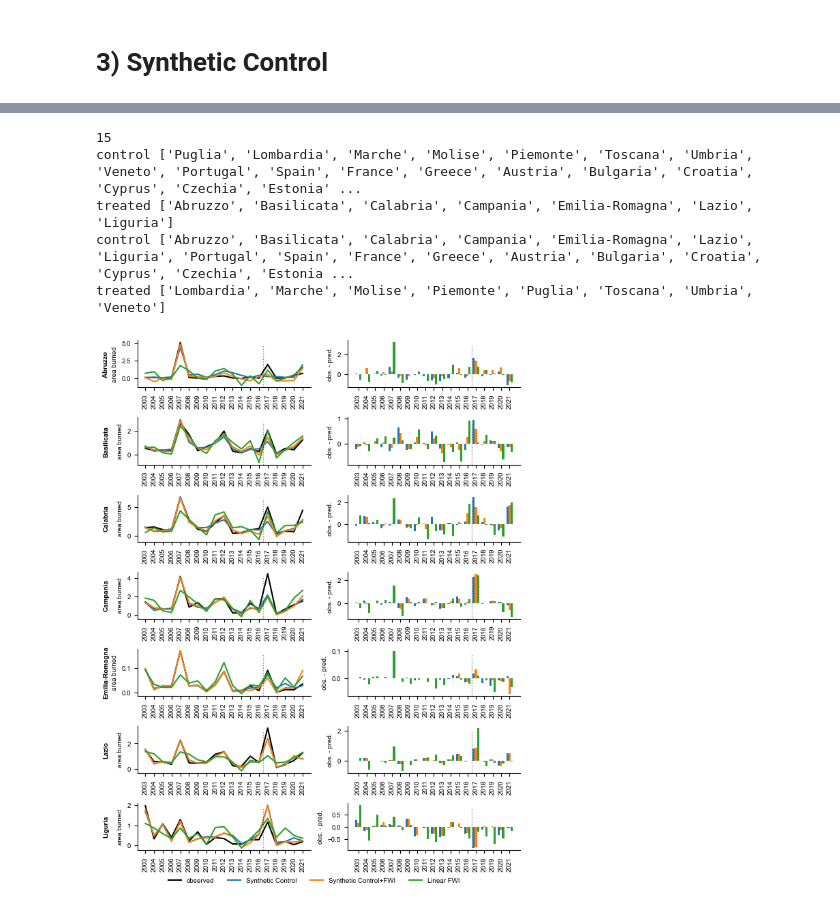
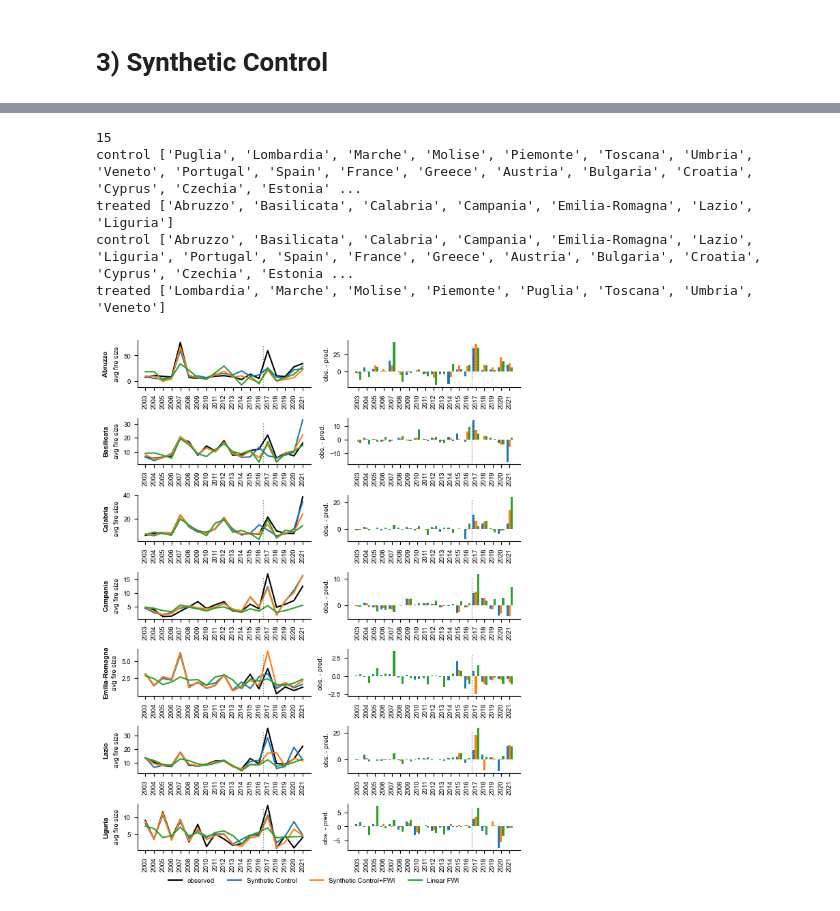
Before and after one commit to kirschnj/wildfire-synthetic-control, a Jupyter notebook: Wildfire Synthetic Control.ipynb, the cells around one changed output, grey strips where cells are left out. Cells and saved outputs as stored; diff of their text form; code cells hidden in the pictures.

```diff
--- a/Wildfire Synthetic Control.ipynb
+++ b/Wildfire Synthetic Control.ipynb
@@ -58,3 +125,11 @@ TREATED Abruzzo, Puglia, Basilicata, Calabria, Campania, Emilia-Romagna, Lazio,
 CONTROL Friuli-Venezia Giulia, Sardegna, Sicilia
 # %% [markdown]
 ## Wildfire Weather Index (FWI) Data
+# %%
+df_fwi = pd.read_excel('data/fwi-data/fwi_italy.xlsx').drop(columns=['COD_REG']).set_index('DEN_REG').T.drop(index=[2000, 2001, 2002])
+df_fwi.index.name = 'Year'
+df_fwi.columns.name = ''
+df_fwi.rename(columns={'Friuli Venezia Giulia': 'Friuli-Venezia Giulia'}, inplace=True)
+df_fwi.index
+df_fwi.index = df_fwi.index.astype('int64')
+df_fwi
@@ -61,3 +155,3 @@ CONTROL Friuli-Venezia Giulia, Sardegna, Sicilia
 # %%
-df_fwi = pd.read_csv('data/fwi-data/fwi_3mesi.csv', index_col='Year')
-df_fwi
+# df_fwi = pd.read_csv('data/fwi-data/fwi_3mesi.csv', index_col='Year')
+# df_fwi.index
@@ -83,14 +158,13 @@ df_fwi
 # %%
-df_fwi_eu = pd.read_excel('data/fwi-data/fwi_europe.xlsx').drop(columns={'iso3','iso_3166_1'}).set_index('name').T
+df_fwi_eu = pd.read_excel('data/fwi-data/fwi_europe.xlsx', sheet_name='mean_summer_FWI').drop(columns={'iso3','iso_3166_1'}).set_index('name').T
 df_fwi_eu.index.rename('year', inplace=True)
 df_fwi_eu.rename(columns={'Czech Republic': 'Czechia'}, inplace=True)
 df_fwi_eu.rename(columns={'Italy ordinary regions': 'Italy TREATED'}, inplace=True)
 df_fwi_eu.rename(columns={'Italy 3 autonomous regions': 'Italy CONTROL'}, inplace=True)
 
-
-
 df_fwi_eu.drop(index=[2000, 2001, 2002], inplace=True)
+df_fwi.index = df_fwi.index.astype('int64')
 print(','.join(sorted(df_fwi_eu.columns)))
-df_fwi_eu
+df_fwi
 # %% [output]
 Albania,Andorra,Austria,Belarus,Belgium,Bosnia & Herzegovina,Bulgaria,Croatia,Cyprus,Czechia,Denmark,Estonia,Faroe Islands,Finland,France,Germany,Greece,Hungary,Iceland,Ireland,Italy,Italy CONTROL,Ita ...
@@ -970,6 +1102,10 @@ df_italy = df_italy_matrix / df_units['FORESTCOVER']
 df_europe = df_effis_area / df_units_eu['FORESTCOVER']
 metric = 'area burned'
 
+
+df_italy = df_italy_matrix / df_italy_num_fires
+df_europe = df_effis_area / df_effis_number
+metric = 'avg fire size'
 
 df_italy_treated = df_italy[TREATED].copy()
 # add suffix to treated regions
@@ -980,6 +1116,8 @@ df_combined = pd.concat([df_italy_treated, df_europe.drop(columns=['Italy', 'Ita
 print(len(TREATED))
 
 treated_sorted = sorted(df_italy_treated.columns.values)
+
+predictions = []
 
 for part, treated in enumerate([treated_sorted[:7], treated_sorted[7:]]):
 
@@ -1022,6 +1160,8 @@ for part, treated in enumerate([treated_sorted[:7], treated_sorted[7:]]):
             add_control_data=None,
             add_features=add_features
         )
+
+        predictions.append(df_sc)
 
         ax.plot(YEARS, df_sc[region].values, linestyle='-', label='Synthetic Control+FWI')
 
@@ -1050,31 +1190,31 @@ for part, treated in enumerate([treated_sorted[:7], treated_sorted[7:]]):
 
         style_plot(ax2, add_policy_change='line')
 
     # Collect unique legend handles and labels
     handles, labels = [], []
     for ax in axes.flatten():
         for h, l in zip(*ax.get_legend_handles_labels()):
             if l not in labels:  # Avoid duplicates
                 labels.append(l)
                 handles.append(h)
 
     # for row in axes:
     #     row[0].set_ylabel(ylabel)
 
     # fig.suptitle(metric, fontsize=8)
     # Create a single legend below all subplots
     fig.legend(handles, labels, loc='lower center', ncol=6, bbox_to_anchor=(0.5, -0.02), frameon=False)
 
     # Adjust layout
     # fig.tight_layout(rect=[0, 0.1, 1, 1])  # Leave space at bottom for legend
 
     fig.subplots_adjust()
     fig.tight_layout()
     savefig(fig, f'synthetic_control_regions_{part}_{metric}')
 # %% [output]
 15
 control ['Puglia', 'Lombardia', 'Marche', 'Molise', 'Piemonte', 'Toscana', 'Umbria', 'Veneto', 'Portugal', 'Spain', 'France', 'Greece', 'Austria', 'Bulgaria', 'Croatia', 'Cyprus', 'Czechia', 'Estonia' ...
 treated ['Abruzzo', 'Basilicata', 'Calabria', 'Campania', 'Emilia-Romagna', 'Lazio', 'Liguria']
 control ['Abruzzo', 'Basilicata', 'Calabria', 'Campania', 'Emilia-Romagna', 'Lazio', 'Liguria', 'Portugal', 'Spain', 'France', 'Greece', 'Austria', 'Bulgaria', 'Croatia', 'Cyprus', 'Czechia', 'Estonia ...
 treated ['Lombardia', 'Marche', 'Molise', 'Piemonte', 'Puglia', 'Toscana', 'Umbria', 'Veneto']
-[figure, old version]
+[figure, new version]
```
Also changed, not shown: parts of 13 cells of this notebook, 3 other files.
